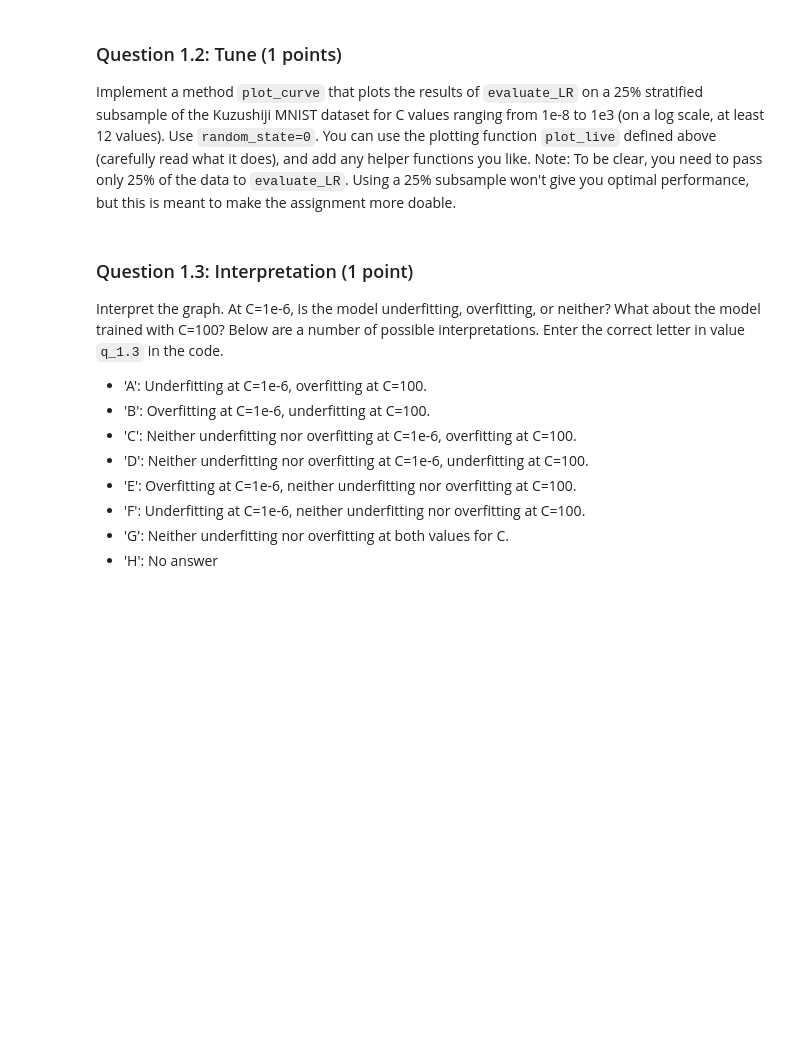
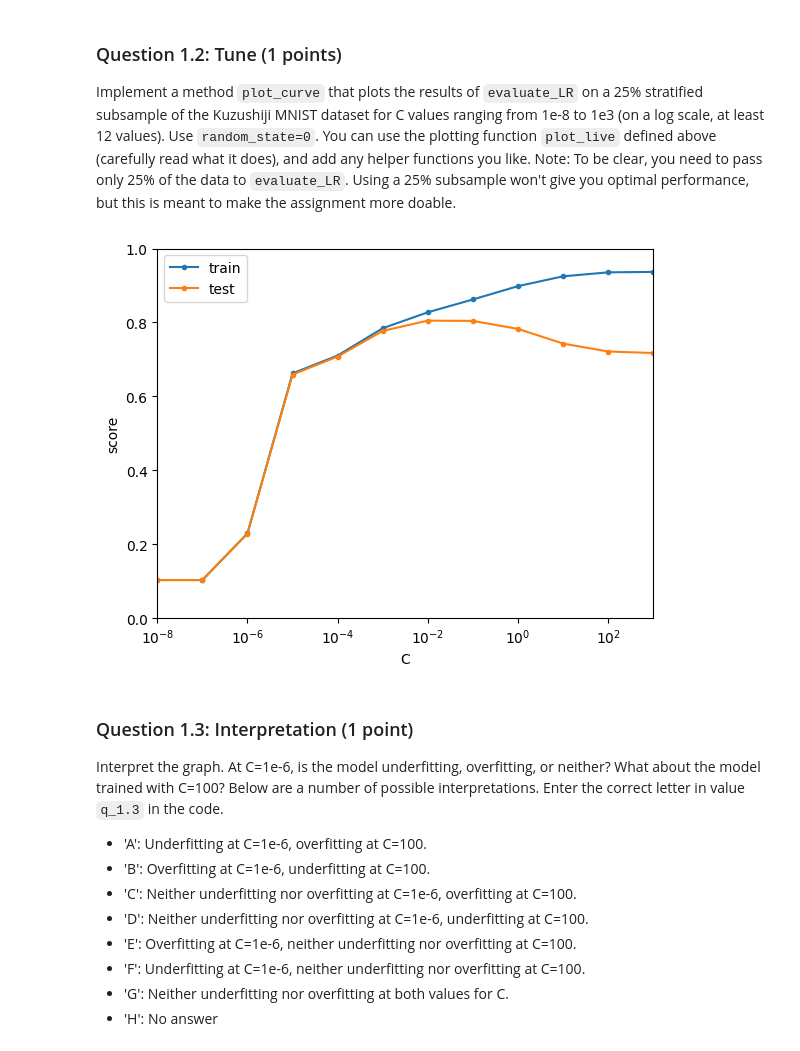
Before and after one commit to n-roussos/ml-course-tue, a Jupyter notebook: Assignment_1.ipynb, the cells around one changed output. Cells and saved outputs as stored; diff of their text form; code cells hidden in the pictures; blank space fills up the shorter version.

```diff
--- a/Assignment_1.ipynb
+++ b/Assignment_1.ipynb
@@ -163,6 +163,10 @@ for i in range(10):
 ### Question 1.1: Cross-validate (1 point)
 Implement a method `evaluate_LR` that evaluates a Logistic Regression model for a given regularization constant (C) and returns the train and test score of a 5-fold stratified cross-validation using the accuracy metric. Note: we know that Logistic Regression is not the best technique for image data :). We'll use other techniques in future assignments.
 # %%
+from sklearn.model_selection import cross_validate
+from sklearn.linear_model import LogisticRegression
+
+
 # Implement
 def evaluate_LR(X, y, C):
     """ Evaluate logistic regression with 5-fold cross-validation on the provided (X, y) data.
@@ -174,7 +178,12 @@ def evaluate_LR(X, y, C):
     Returns: a dictionary with the mean train and test score, e.g. {"train": 0.9, "test": 0.95}
     """
     logistic_regressor = LogisticRegression(C=C)
-    results = cross_validate()
+    results = cross_validate(estimator=logistic_regressor, X=X, y=y, cv=5, scoring="accuracy", return_train_score=True)
+
+    mean_scores = dict()
+    mean_scores["train"] = results['train_score'].mean()
+    mean_scores["test"] = results['test_score'].mean()
+    return mean_scores
 # %% [markdown]
 ### Question 1.2: Tune (1 points)
 
@@ -182,16 +191,26 @@ Implement a method `plot_curve` that plots the results of `evaluate_LR` on a 25%
 # %%
 # Implement. Do not change the name or signature of this function.
 def plot_curve(X,y):
     """ Plots the train and test accuracy of logistic regression on a 25%
     subsample of the given data for different amounts of regularization.
     X -- the data for training and testing
     y -- the correct labels
 
     Returns: a plot as described above, with C on the x-axis and accuracy on
     the y-axis.
     """
-    pass
+    C_START_POW = -8
+    C_STOP_POW = 3
+    C_SAMPLES = 12
+
+    X_subsampled = X[:len(X)//4]
+    y_subsampled = y[:len(y)//4]
+
+    c_range = [10**i for i in np.linspace(start=C_START_POW, stop=C_STOP_POW, num=C_SAMPLES)]
+    plot_live(X_subsampled, y_subsampled, evaluate_LR, "C", c_range)
 plot_curve(X,y)
+# %% [output]
+[figure, added]
 # %% [markdown]
 ### Question 1.3: Interpretation (1 point)
 Interpret the graph. At C=1e-6, is the model underfitting, overfitting, or neither? What about the model trained with C=100? Below are a number of possible interpretations. Enter the correct letter in value `q_1.3` in the code.
```
Also changed, not shown: parts of 5 cells of this notebook.
